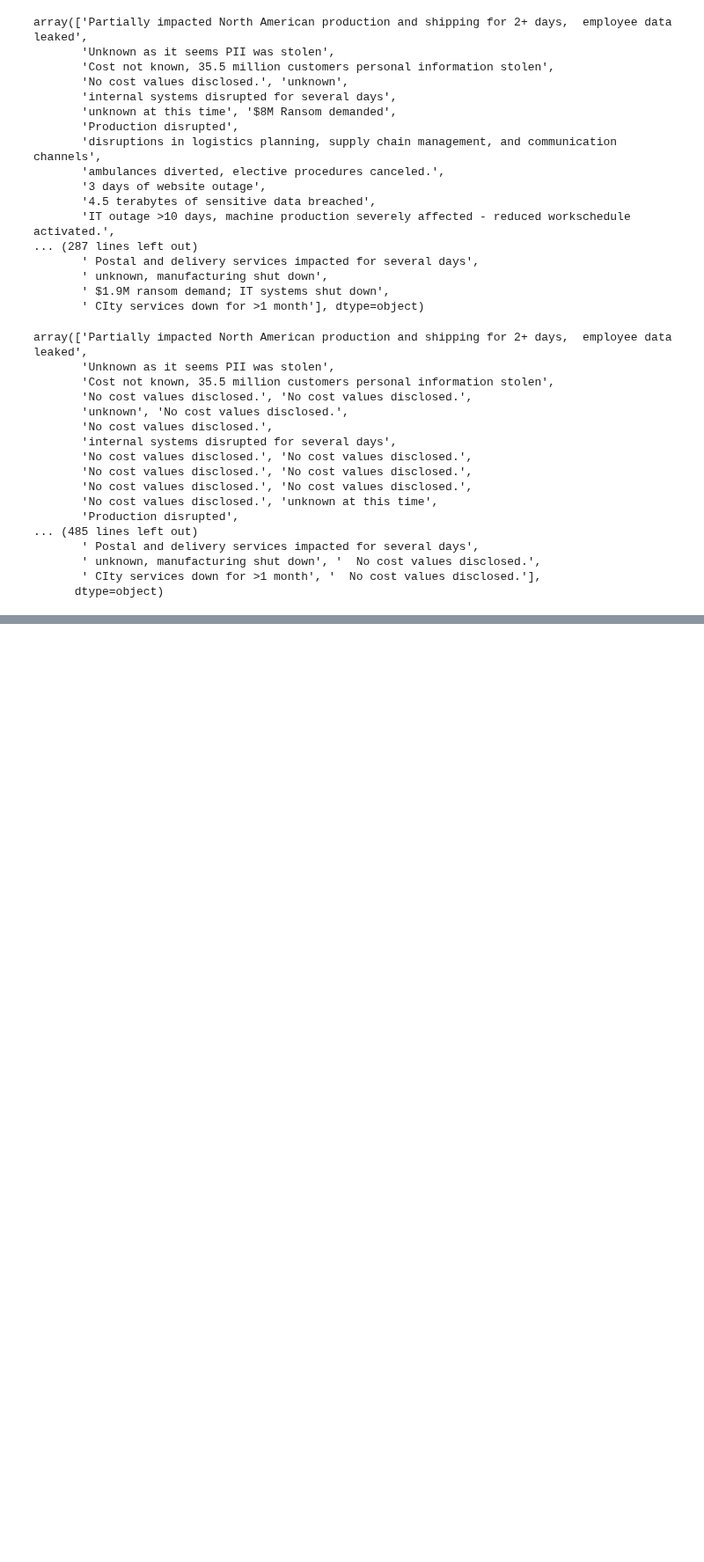
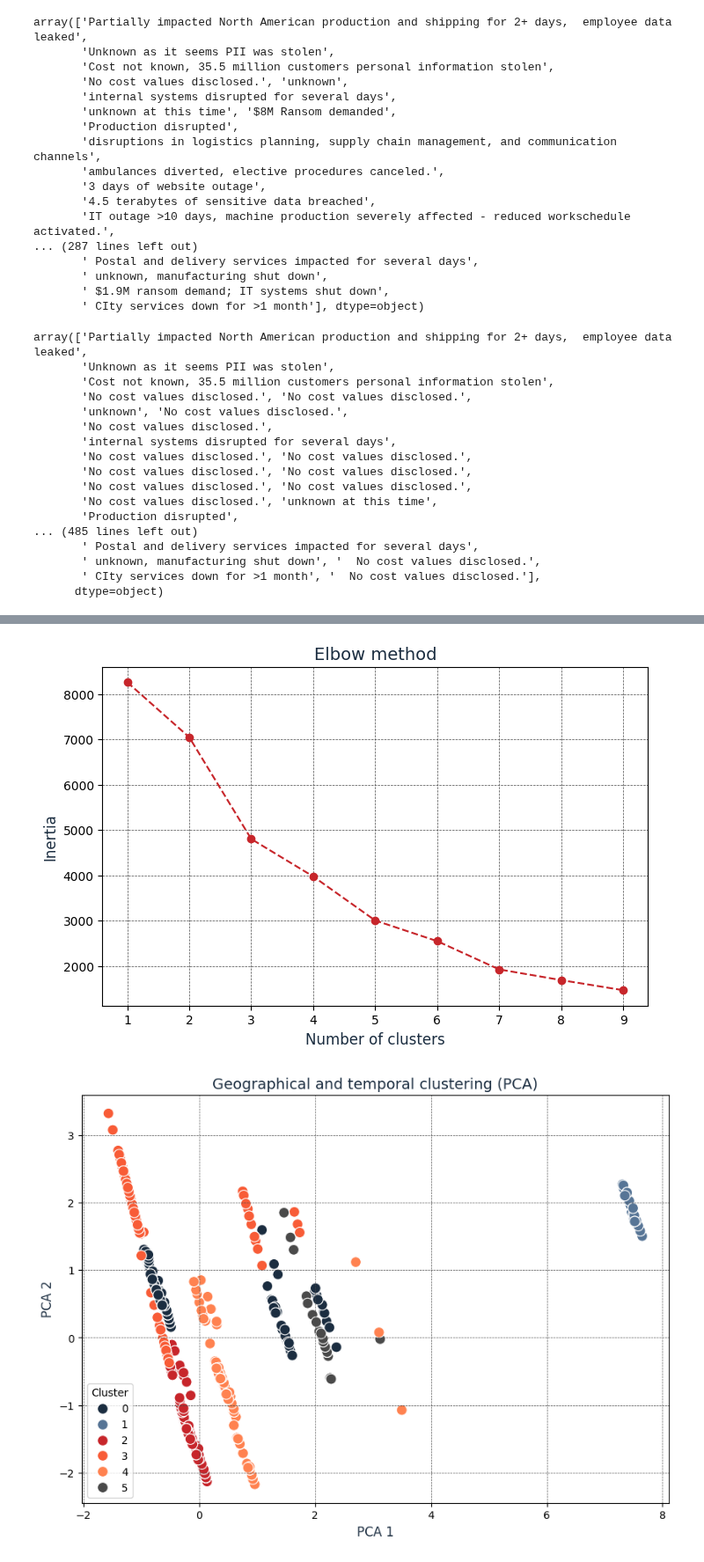
Before and after one commit to sdomialo/DeNexus_CSV-Analysis, a Jupyter notebook: ICSSTRIVE_clean.ipynb, the cells around one changed output, grey strips where cells are left out. Shown at 88% size. Cells and saved outputs as stored; diff of their text form; code cells hidden in the pictures; blank space fills up the shorter version.

```diff
--- a/ICSSTRIVE_clean.ipynb
+++ b/ICSSTRIVE_clean.ipynb
@@ -922,0 +997,75 @@ array(['Partially impacted North American production and shipping for 2+ days,
+# %%
+import pandas as pd
+from sklearn.preprocessing import StandardScaler
+from sklearn.cluster import KMeans
+from sklearn.decomposition import PCA
+import matplotlib.pyplot as plt
+import seaborn as sns
+
+# Define Denexus colors and palette
+denexus_colors = ['#1B2D40', '#577596', '#C7262B', '#F85C37', '#FF8250', '#4A4A4A']
+denexus_palette = sns.color_palette(denexus_colors)
+
+# Selección de las columnas para clustering
+features = ['year', 'month', 'Africa', 'North America', 'South America', 'Asia', 'Europe', 'Australia']
+df_geo_clustering = df[features].dropna()
+
+# Escalado de los datos
+scaler = StandardScaler()
+scaled_data = scaler.fit_transform(df_geo_clustering)
+
+# Determinar el número óptimo de clusters con el método del codo
+inertia = []
+for k in range(1, 10):
+    kmeans = KMeans(n_clusters=k, random_state=42)
+    kmeans.fit(scaled_data)
+    inertia.append(kmeans.inertia_)
+
+# Visualización del método del codo
+plt.figure(figsize=(8, 5))
+plt.plot(range(1, 10), inertia, marker='o', linestyle='--', color=denexus_colors[2])
+plt.title('Elbow method', color=denexus_colors[0], fontsize=14)
+plt.xlabel('Number of clusters', color=denexus_colors[0], fontsize=12)
+plt.ylabel('Inertia', color=denexus_colors[0], fontsize=12)
+plt.grid(color=denexus_colors[5], linestyle='--', linewidth=0.5)
+plt.show()
+
+# Aplicar K-Means con el número óptimo de clusters (ajustar K según el gráfico del codo)
+optimal_k = 6  # Cambia según el resultado del gráfico
+kmeans_geo = KMeans(n_clusters=optimal_k, random_state=42)
+df_geo_clustering['Cluster'] = kmeans_geo.fit_predict(scaled_data)
+
+# Visualizar clusters con PCA
+pca = PCA(n_components=2)
+reduced_geo = pca.fit_transform(scaled_data)
+
+plt.figure(figsize=(10, 7))
+sns.scatterplot(
+    x=reduced_geo[:, 0],
+    y=reduced_geo[:, 1],
+    hue=df_geo_clustering['Cluster'],
+    palette=denexus_palette,
+    s=100
+)
+plt.title('Geographical and temporal clustering (PCA)', fontsize=14, color=denexus_colors[0])
+plt.xlabel('PCA 1', fontsize=12, color=denexus_colors[0])
+plt.ylabel('PCA 2', fontsize=12, color=denexus_colors[0])
+plt.legend(title='Cluster')
+plt.grid(color=denexus_colors[5], linestyle='--', linewidth=0.5)
+plt.show()
+
+# Mostrar los centroides en el espacio de características originales
+centroids = scaler.inverse_transform(kmeans_geo.cluster_centers_)
+centroids_df = pd.DataFrame(centroids, columns=features)
+
+print("Centroids:")
+print(centroids_df)
+
+# Análisis adicional: Conteo de puntos por cluster
+cluster_counts = df_geo_clustering['Cluster'].value_counts().reset_index()
+cluster_counts.columns = ['Cluster', 'Count']
+print("\nCount of incidents per cluster:")
+print(cluster_counts)
+# %% [output]
+[figure, added]
+[figure, added]
```
Also changed, not shown: parts of 7 cells of this notebook.
